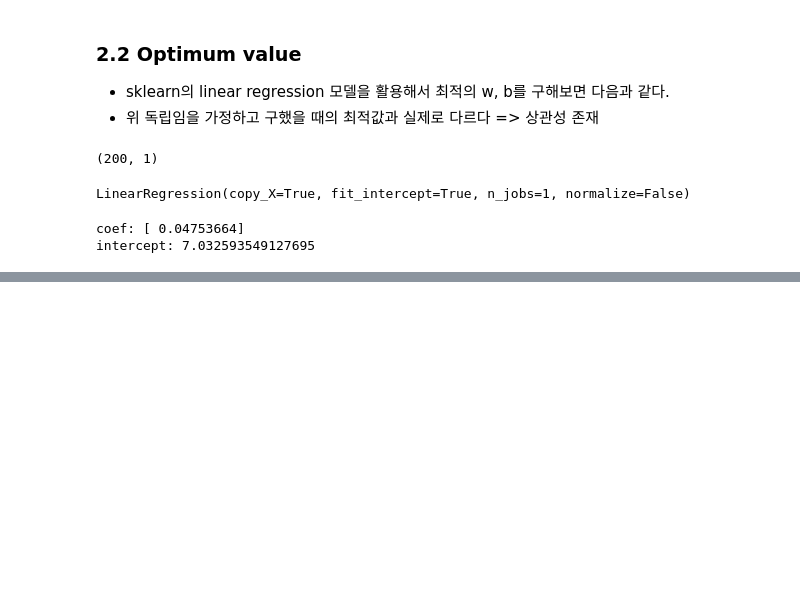
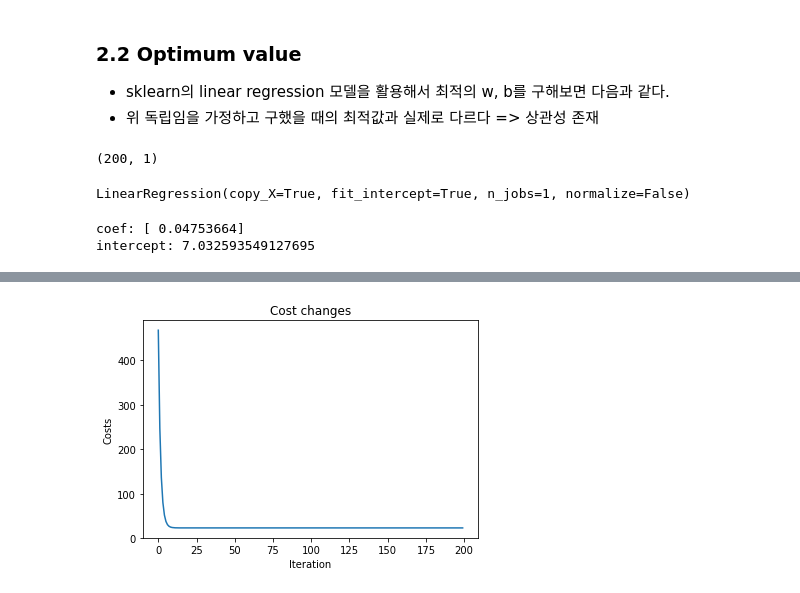
Before and after one commit to Gyubin/TIL-DataScience, a Jupyter notebook: DeepLearning/optimizer/Momentum_visualization.ipynb, the cells around one changed output, grey strips where cells are left out. Cells and saved outputs as stored; diff of their text form; code cells hidden in the pictures; blank space fills up the shorter version.

```diff
--- a/DeepLearning/optimizer/Momentum_visualization.ipynb
+++ b/DeepLearning/optimizer/Momentum_visualization.ipynb
@@ -272,0 +105,13 @@ for t in theta:
+# %%
+ETA = 0.00001 # learning rate
+PARAMS = [{'w':np.random.random(), 'b':0}] # random initialization
+DERIVATIVES = []
+COSTS = []
+
+def gradient_descent(prev_w, prev_b, dw, db):
+    w = prev_w - ETA*dw
+    b = prev_b - ETA*db
+    return w, b
+
+def h(w, b):
+    return w * X + b
@@ -272,0 +180,10 @@ for t in theta:
+# %%
+iteration = 200 # len(COSTS)
+plt.plot(range(iteration), COSTS[:iteration])
+plt.title('Cost changes')
+plt.xlabel('Iteration')
+plt.ylabel('Costs')
+plt.show()
+plt.close()
+# %% [output]
+[figure, added]
```
Also changed, not shown: parts of 56 cells of this notebook.
